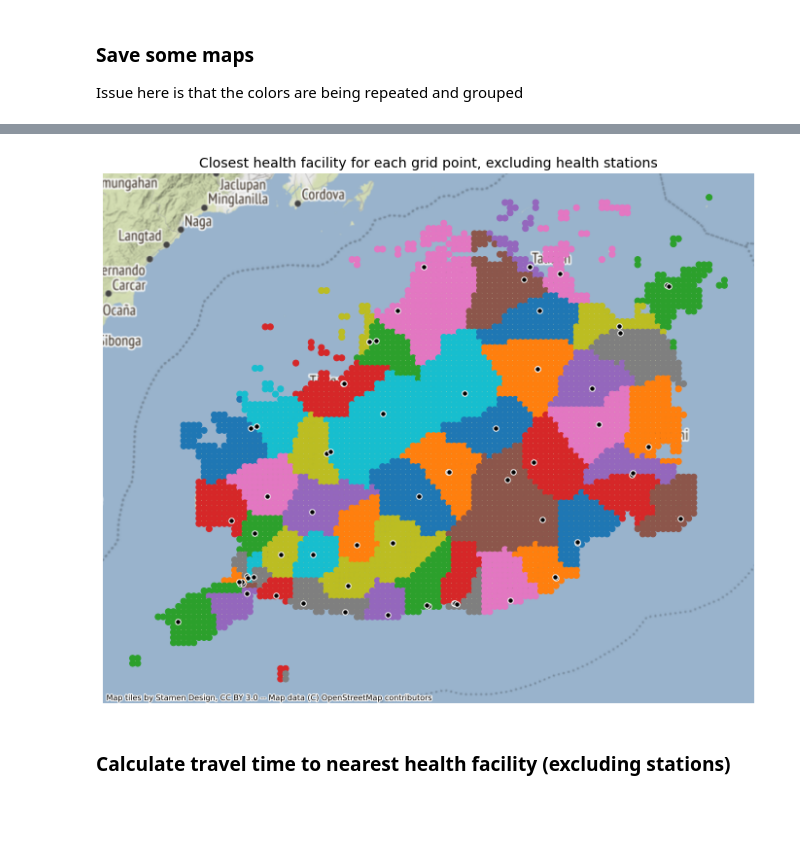
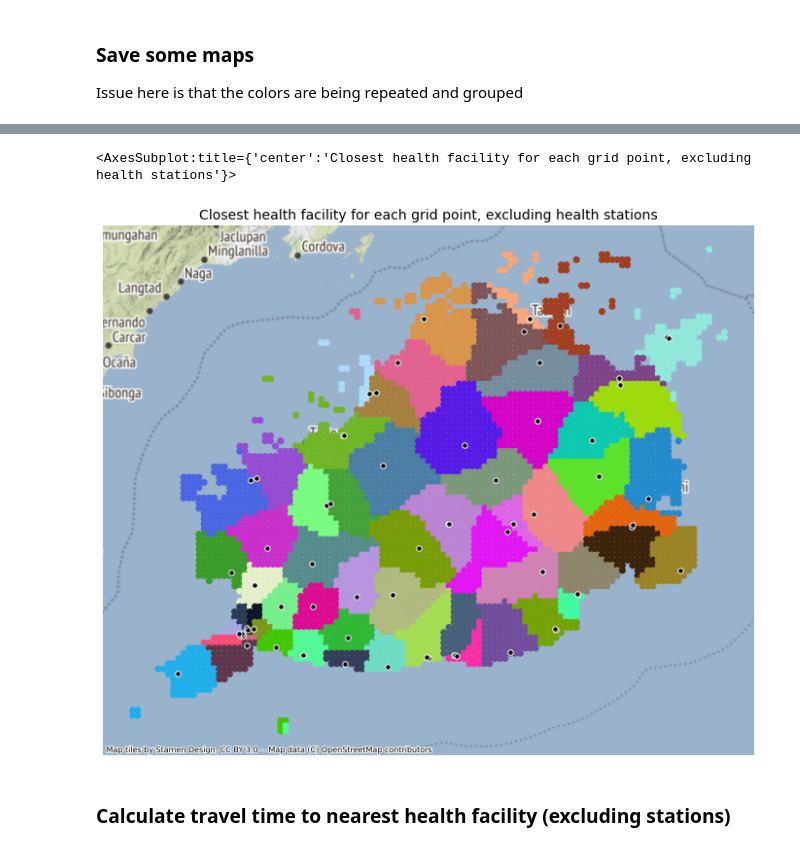
Before and after one commit to datapartnership/health-planning-in-philippines, a Jupyter notebook: notebooks/PHL_HealthFacilities_Raster.ipynb, the cells around one changed output, grey strips where cells are left out. Saved outputs shown, nothing was run; the diff lists cells and outputs as text; code cells hidden in the pictures; blank space fills up the shorter version.

```diff
--- a/notebooks/PHL_HealthFacilities_Raster.ipynb
+++ b/notebooks/PHL_HealthFacilities_Raster.ipynb
@@ -280,14 +284,23 @@ plt.savefig(os.path.join(graphs_dir, "Bohol_Catchment_AllHealth.png"), dpi=300,
+# %%
+# spec = plt.cm.get_cmap('tab20c')
+number_of_colors = len(res_gdf.closest_idx_filter.unique())
+
+color = ["#"+''.join([random.choice('0123456789ABCDEF') for j in range(6)])
+             for i in range(number_of_colors)]
+
+custom = colors.ListedColormap(color)
 # %%
 figsize = (12,12)
 fig, ax = plt.subplots(1, 1,  figsize = figsize)
 ax.set_title("Closest health facility for each grid point, excluding health stations", fontsize=14)
-res_gdf.plot('closest_idx_filter', ax = ax, categorical=True, legend=False)
+res_gdf.plot('closest_idx_filter', ax = ax, categorical=True, legend=False, cmap=custom)
 plt.axis('off')
 ctx.add_basemap(ax, source=ctx.providers.Stamen.Terrain, crs='EPSG:4326', zorder=-10)
 registry_filter.plot(ax=ax, facecolor='black', edgecolor='white', markersize=30, alpha=1)
 plt.savefig(os.path.join(graphs_dir, "Bohol_Catchment_NoStations.png"), dpi=300, bbox_inches='tight', facecolor='white')
 # %% [output]
+<AxesSubplot:title={'center':'Closest health facility for each grid point, excluding health stations'}>
-[figure, old version]
+[figure, new version]
 # %% [markdown]
 ### Calculate travel time to nearest health facility (excluding stations)
 # %%
```
Also changed, not shown: parts of 5 cells of this notebook, 7 other files.
